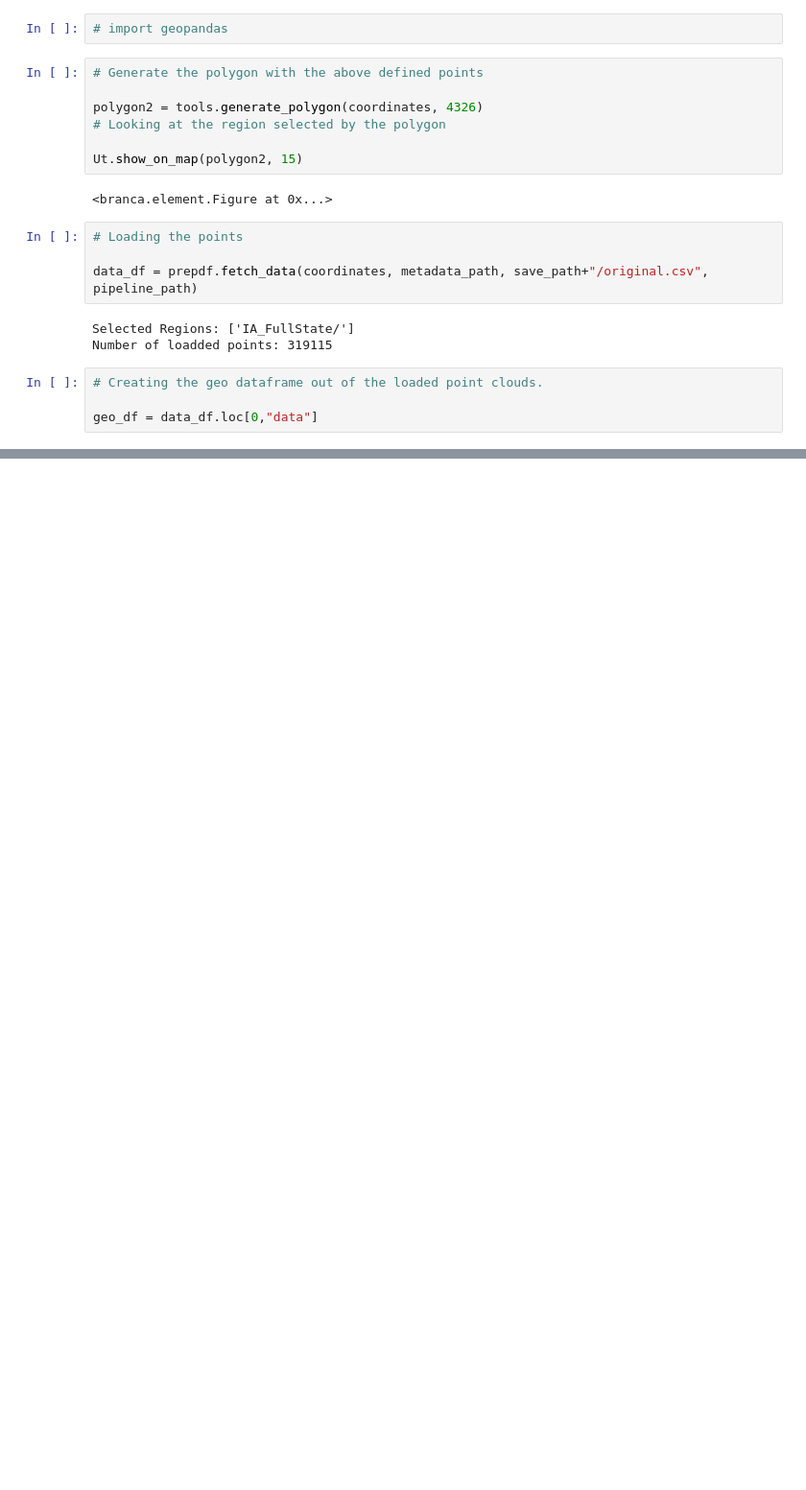
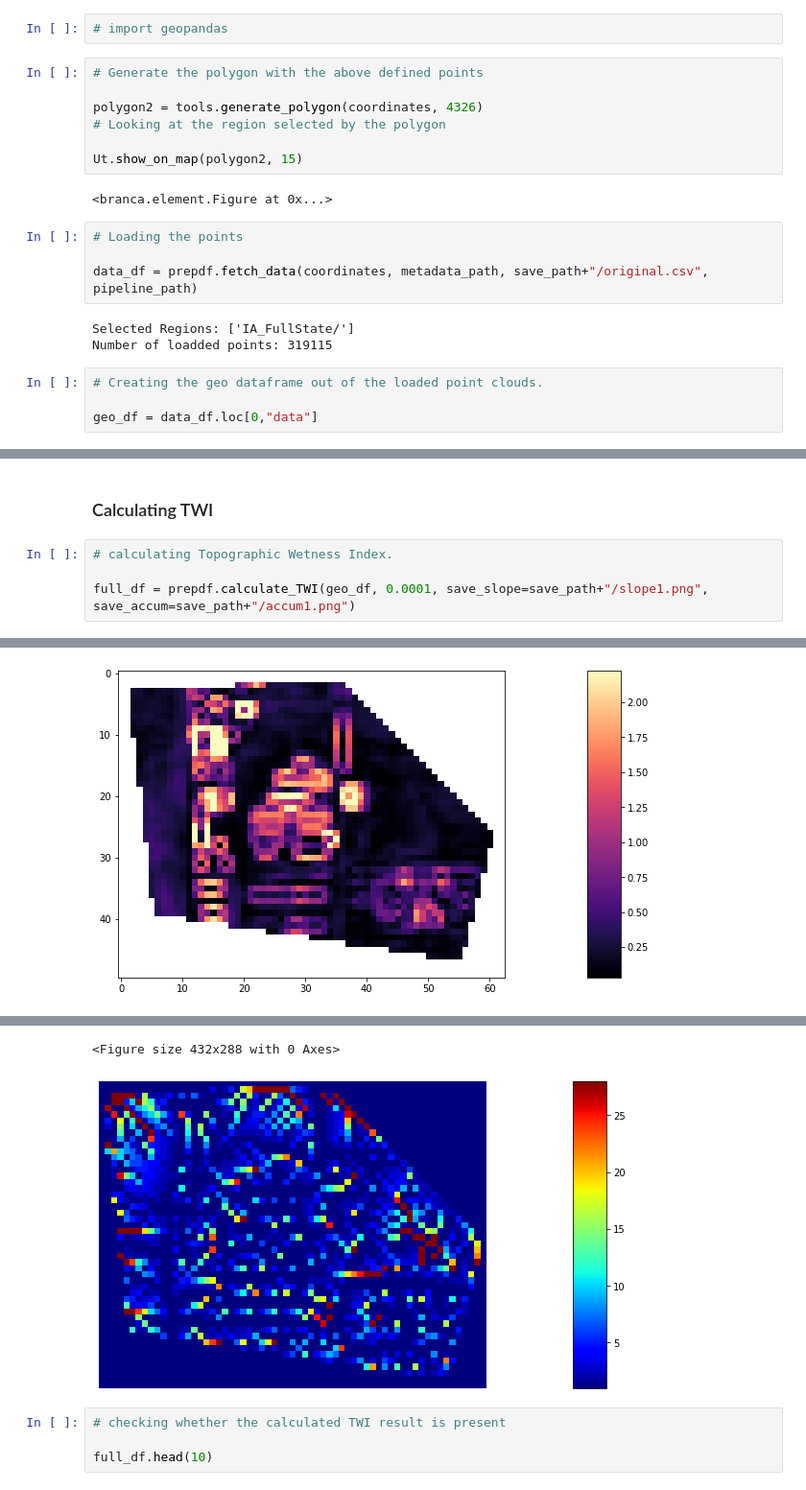
Before and after one commit to fbagire/agri_techLIDAR, a Jupyter notebook: notebooks/example.ipynb, the cells around one changed output, grey strips where cells are left out. Shown at 96% size. Drawn from its saved outputs; the diff is of its cells as text; blank space fills up the shorter version.

```diff
--- a/notebooks/example.ipynb
+++ b/notebooks/example.ipynb
@@ -58,0 +86,7 @@ prepdf.plot_heatmap(geo_df, "infrastructure", save_path+"/image1.png")
+# %% [markdown]
+### Calculating TWI
+# %%
+# calculating Topographic Wetness Index.
+
+full_df = prepdf.calculate_TWI(geo_df, 0.0001, save_slope=save_path+"/slope1.png", save_accum=save_path+"/accum1.png")
+# %% [output]
@@ -58,0 +95 @@ prepdf.plot_heatmap(geo_df, "infrastructure", save_path+"/image1.png")
+[figure, added]
@@ -58,0 +98,6 @@ prepdf.plot_heatmap(geo_df, "infrastructure", save_path+"/image1.png")
+<Figure size 432x288 with 0 Axes>
+[figure, added]
+# %%
+# checking whether the calculated TWI result is present
+
+full_df.head(10)
```
Also changed, not shown: parts of 9 cells of this notebook, 6 other files.
